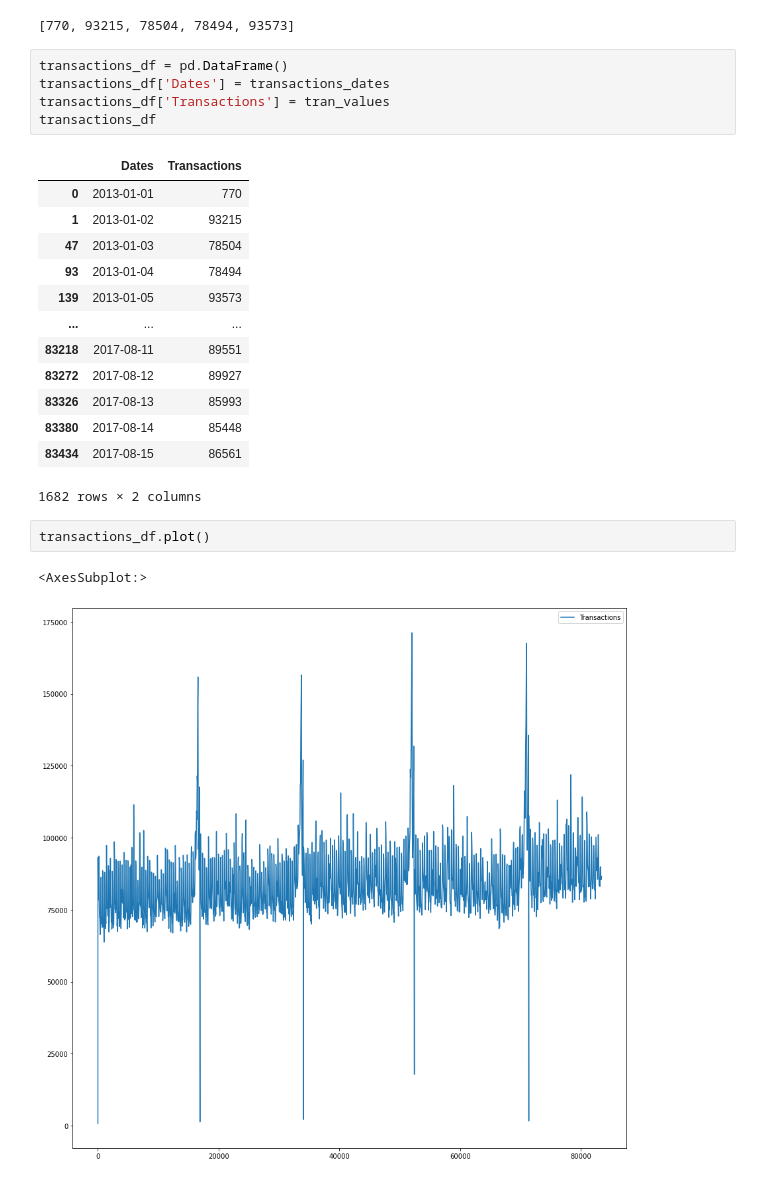
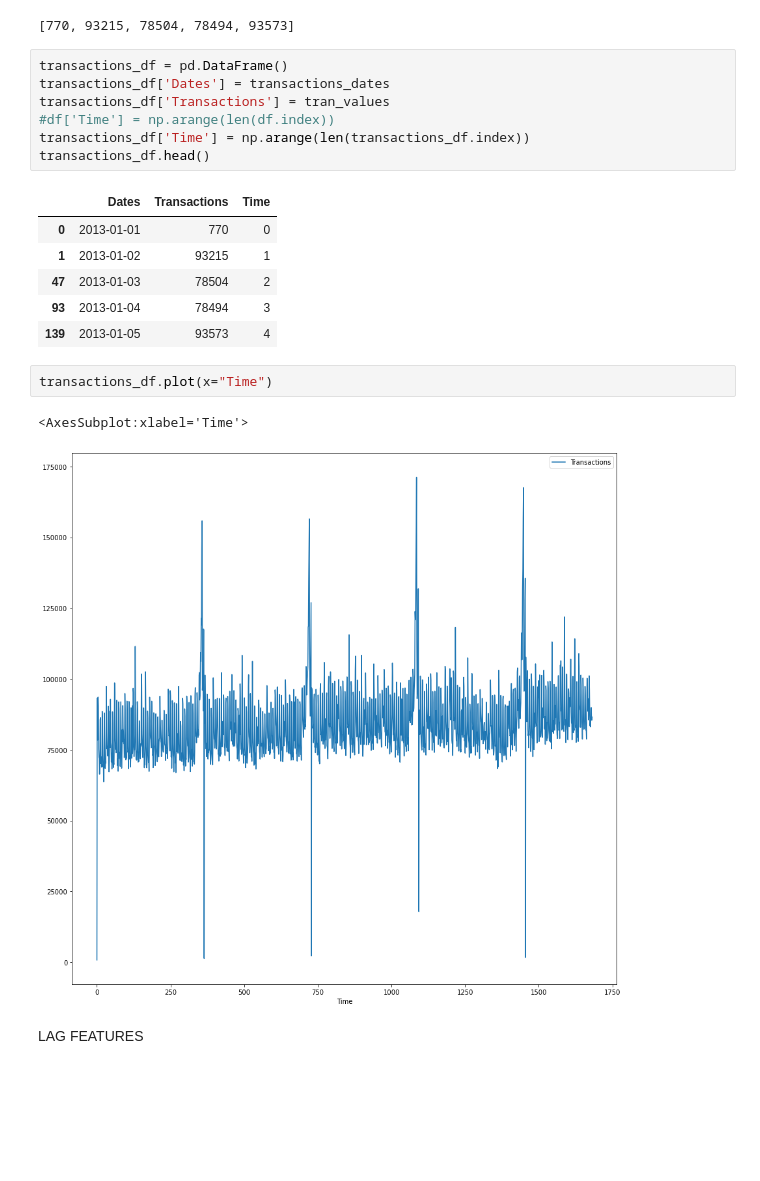
Before and after one commit to AnthonyWilson1/Store-Sales-Time-Series, a Jupyter notebook: TimeSeriesVisuals.ipynb, the cells around one changed output. Drawn from its saved outputs; the diff is of its cells as text; blank space fills up the shorter version.

Commit message:
tables

```diff
--- a/TimeSeriesVisuals.ipynb
+++ b/TimeSeriesVisuals.ipynb
@@ -79,23 +79,20 @@ print(tran_values[:5])
 transactions_df = pd.DataFrame()
 transactions_df['Dates'] = transactions_dates
 transactions_df['Transactions'] = tran_values
-transactions_df
+#df['Time'] = np.arange(len(df.index))
+transactions_df['Time'] = np.arange(len(transactions_df.index))
+transactions_df.head()
 # %% [output]
-|  | Dates | Transactions |
-| 0 | 2013-01-01 | 770 |
-| 1 | 2013-01-02 | 93215 |
-| 47 | 2013-01-03 | 78504 |
-| 93 | 2013-01-04 | 78494 |
-| 139 | 2013-01-05 | 93573 |
-| ... | ... | ... |
-| 83218 | 2017-08-11 | 89551 |
-| 83272 | 2017-08-12 | 89927 |
-| 83326 | 2017-08-13 | 85993 |
-| 83380 | 2017-08-14 | 85448 |
-| 83434 | 2017-08-15 | 86561 |
+|  | Dates | Transactions | Time |
+| 0 | 2013-01-01 | 770 | 0 |
+| 1 | 2013-01-02 | 93215 | 1 |
+| 47 | 2013-01-03 | 78504 | 2 |
+| 93 | 2013-01-04 | 78494 | 3 |
+| 139 | 2013-01-05 | 93573 | 4 |
-1682 rows × 2 columns
 # %%
-transactions_df.plot()
+transactions_df.plot(x="Time")
 # %% [output]
-<AxesSubplot:>
+<AxesSubplot:xlabel='Time'>
-[figure, old version]
+[figure, new version]
+# %% [markdown]
+LAG FEATURES
```
Also changed, not shown: parts of 8 cells of this notebook, 1 other file.
